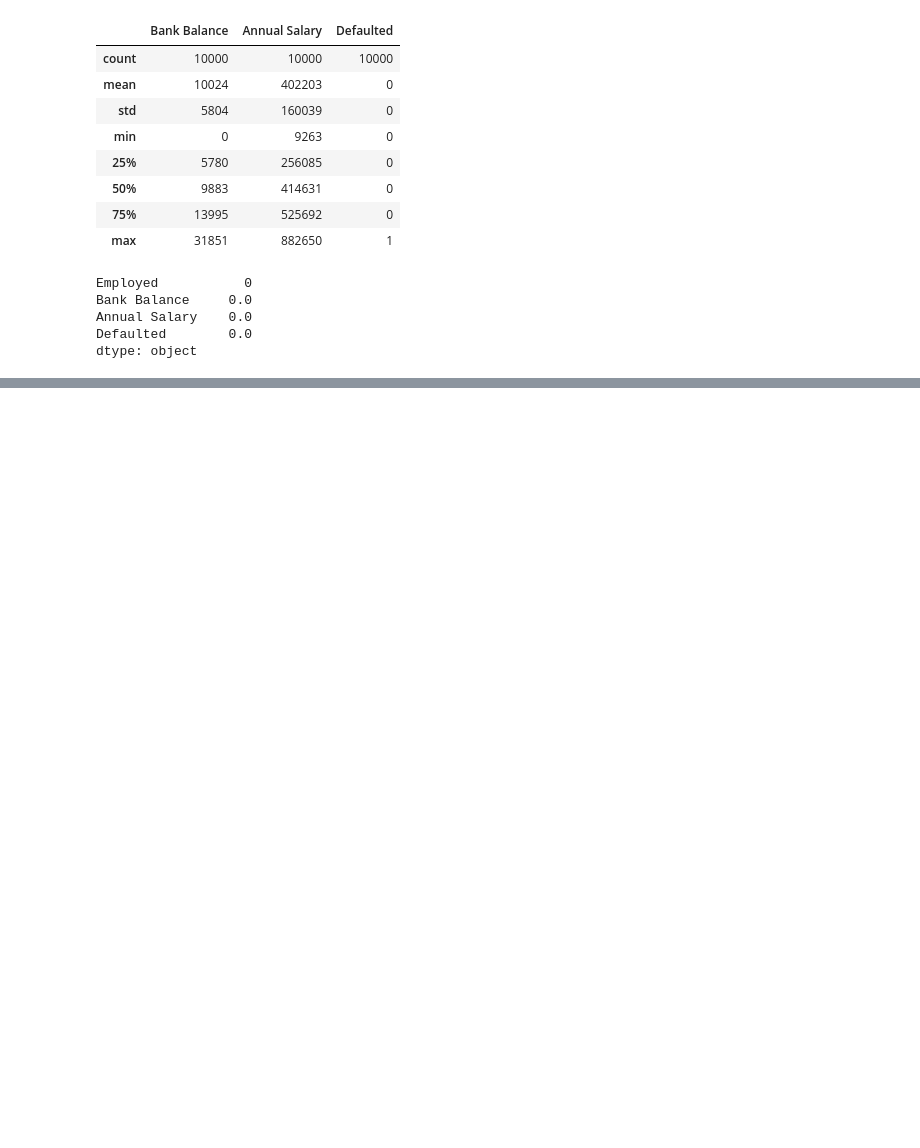
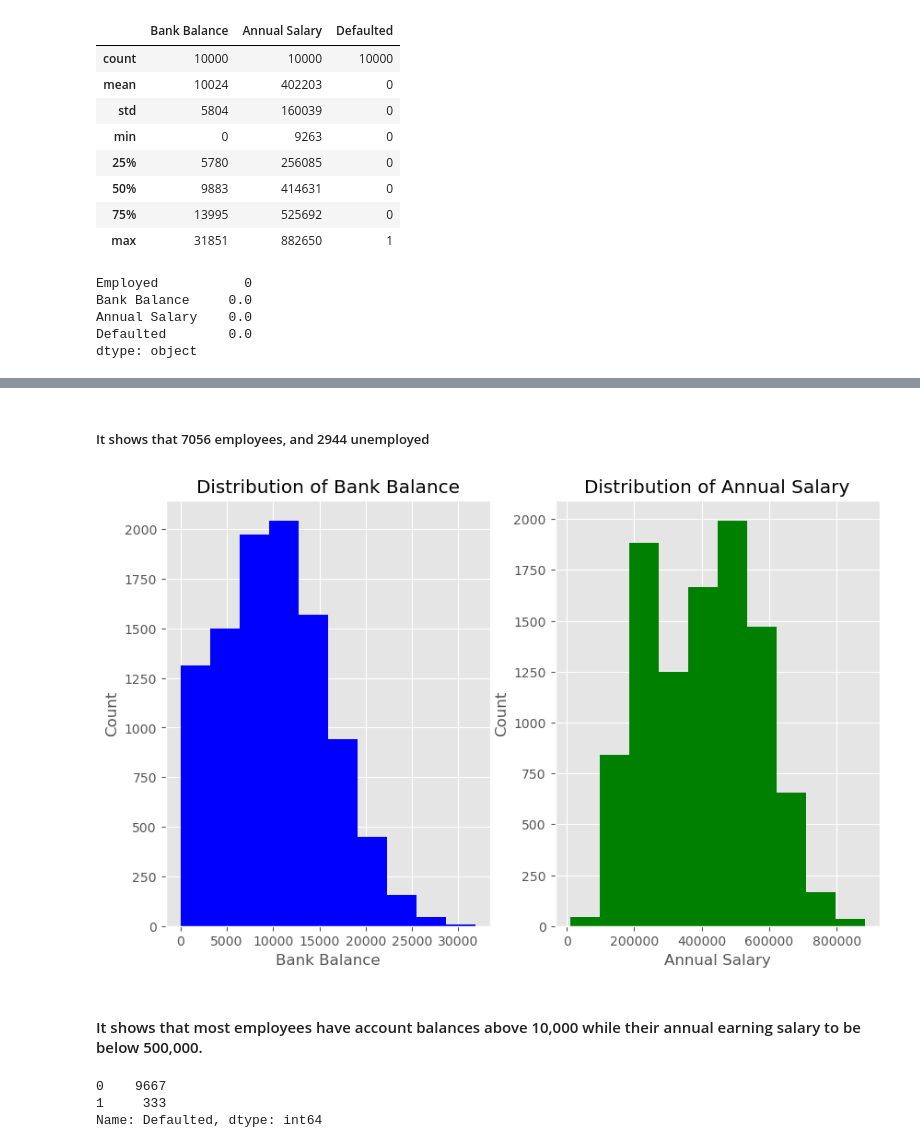
Before and after one commit to LoveRedemption/Loan_Default, a Jupyter notebook: Loan_Default.ipynb, the cells around one changed output, grey strips where cells are left out. Drawn from its saved outputs; the diff is of its cells as text; code cells hidden in the pictures; blank space fills up the shorter version.

```diff
--- a/Loan_Default.ipynb
+++ b/Loan_Default.ipynb
@@ -89,0 +124,32 @@ dtype: object
+# %% [markdown]
+##### It shows that 7056 employees, and 2944 unemployed
+# %%
+# Create subplots for the distribution of Bank Balance, and Annual Salary
+fig, axs = plt.subplots(1, 2, figsize=(10, 6))
+
+# Customize subplot 1 - Bank Balance
+axs[0].hist(df['Bank Balance'], bins=10, color='blue')
+axs[0].set_title('Distribution of Bank Balance')
+axs[0].set_xlabel('Bank Balance')
+axs[0].set_ylabel('Count')
+
+# Customize subplot 2 - Annual Salary
+axs[1].hist(df['Annual Salary'], bins=10, color='green')
+axs[1].set_title('Distribution of Annual Salary')
+axs[1].set_xlabel('Annual Salary')
+axs[1].set_ylabel('Count')
+
+# Display the plot
+plt.show()
+# %% [output]
+[figure, added]
+# %% [markdown]
+#### It shows that most employees have account balances above 10,000 while their annual earning salary to be below 500,000.
+# %%
+# Distribution for the Defaulted
+dist_default = df['Defaulted'].value_counts()
+dist_default
+# %% [output]
+0    9667
+1     333
+Name: Defaulted, dtype: int64
```
Also changed, not shown: parts of 22 cells of this notebook.
